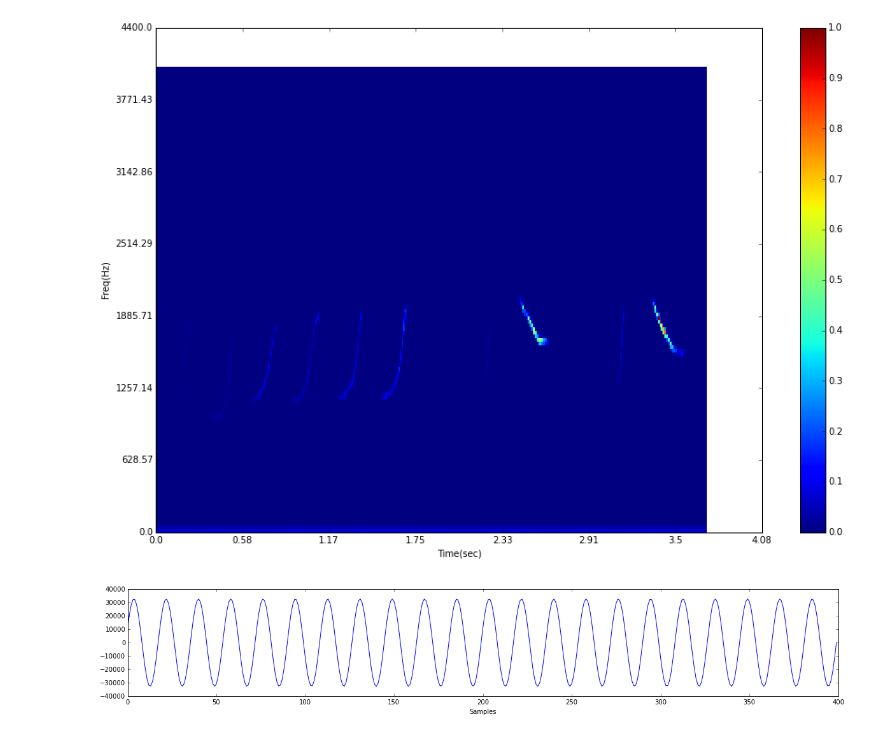
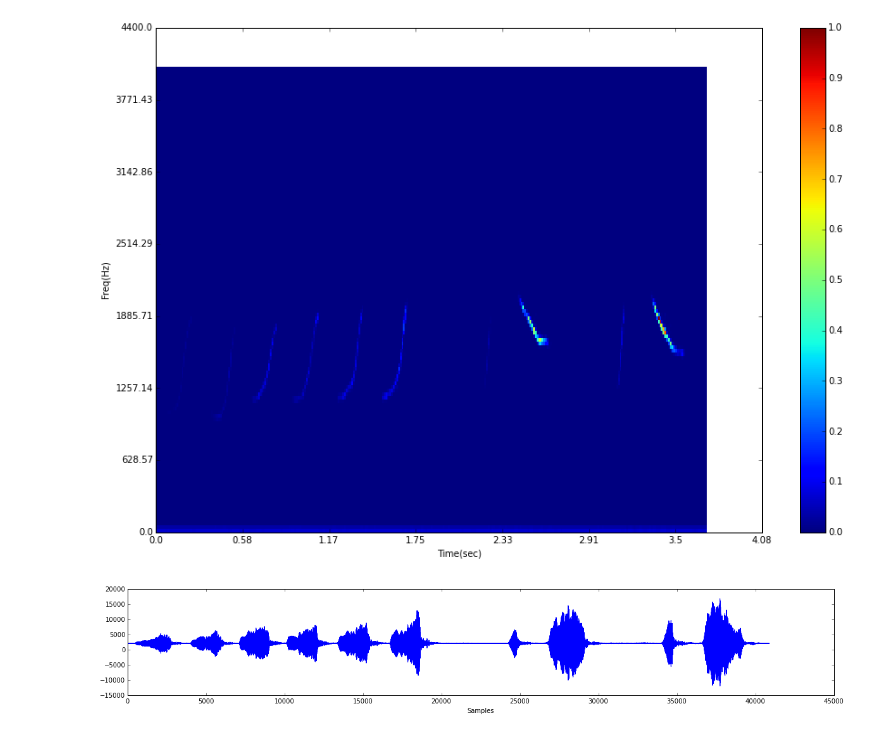
Before and after one commit to VicCastillo/nCASA, a Jupyter notebook: signal_freq_plot_Synth01.ipynb, the cells around one changed output. Drawn from its saved outputs; the diff is of its cells as text; code cells hidden in the pictures.

```diff
--- a/signal_freq_plot_Synth01.ipynb
+++ b/signal_freq_plot_Synth01.ipynb
@@ -87,13 +89,13 @@ bins2 = arange(dt, 125*dt, dt)
 # %%
 ##plot the signal in the time domain
 def plot_time(signal):
     plt.figure(figsize=(20,3))
     plt.plot(signal)
     plt.xlabel("Samples")
     plt.show()
-plot_time(NoteA4[1][0:400])
+plot_time(cardinal[1][0:])
 # %% [output]
-[figure, old version]
+[figure, new version]
 # %%
 import scipy, pylab
 
```
Also changed, not shown: parts of 14 cells of this notebook, 3 other files.
